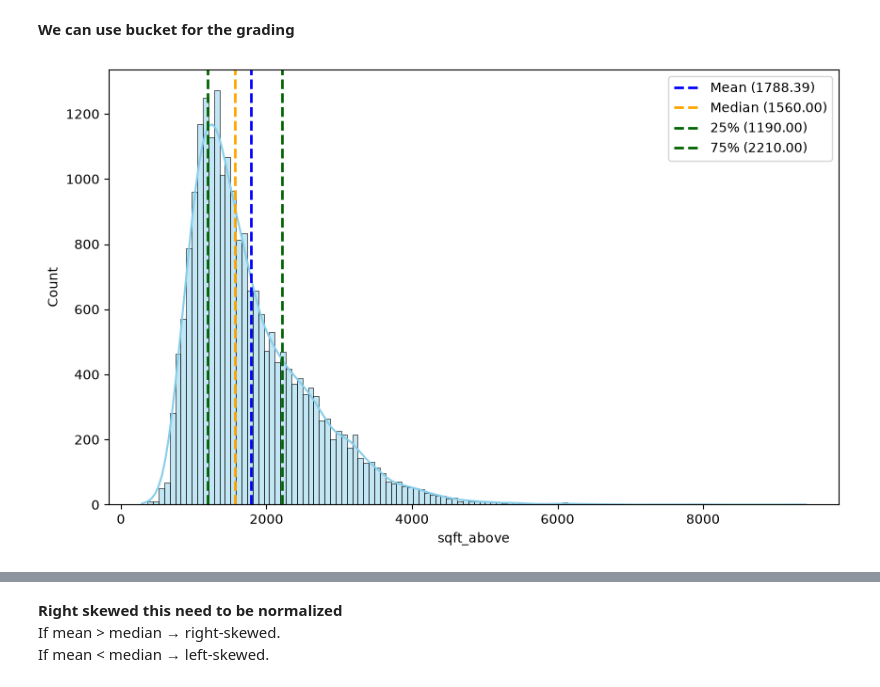
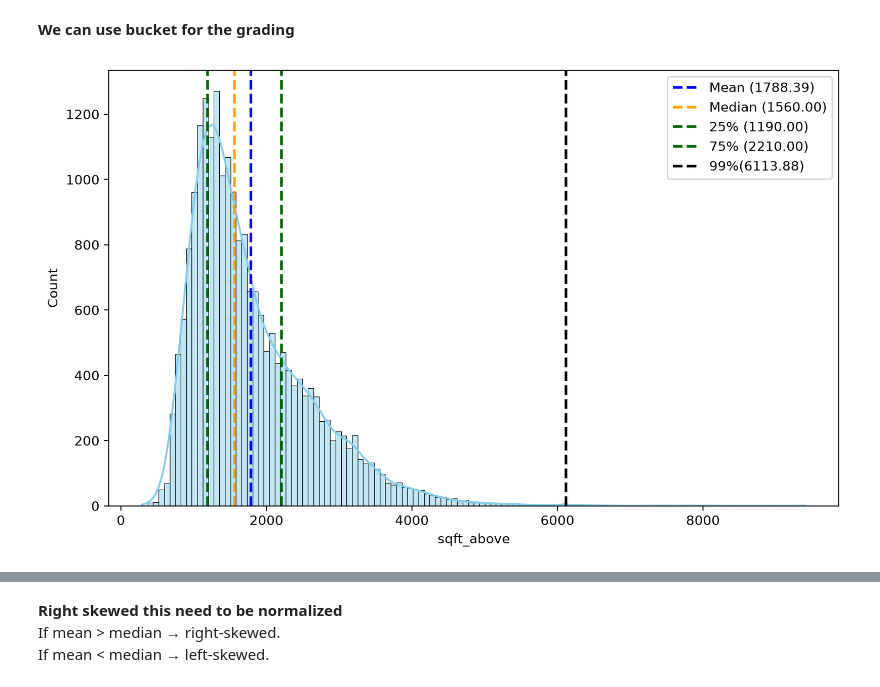
Before and after one commit to vivek-rawat-09/king-county-house-price-prediction, a Jupyter notebook: LR_house_sales-kc.ipynb, the cells around one changed output, grey strips where cells are left out. Drawn from its saved outputs; the diff is of its cells as text; code cells hidden in the pictures.

```diff
--- a/LR_house_sales-kc.ipynb
+++ b/LR_house_sales-kc.ipynb
@@ -323,19 +342,21 @@ Name: count, dtype: int64
 # %%
 # Above Area
 fig, ax = plt.subplots(figsize = (10,6))
 sns.histplot(housing_data.sqft_above, kde = True, color = 'skyblue', bins = 120);
 
 # complete statistics
 mean_val = housing_data.sqft_above.mean()
 median_val = housing_data.sqft_above.median()
 q25 = housing_data.sqft_above.quantile(0.25)
 q75 = housing_data.sqft_above.quantile(0.75)
+q99 = housing_data.sqft_above.quantile(0.999)
 
 # draw vertical lines
 ax.axvline(mean_val,color ='blue', linestyle = '--', linewidth = 2, label = f'Mean ({mean_val:.2f})')
 ax.axvline(median_val, color = 'orange', linestyle = '--', linewidth = 2, label = f'Median ({median_val:.2f})')
 ax.axvline(q25, color= 'darkgreen', linestyle = '--', linewidth = 2, label = f'25% ({q25:.2f})')
 ax.axvline(q75, color= 'darkgreen', linestyle = '--', linewidth = 2, label = f'75% ({q75:.2f})')
+ax.axvline(q99, color = 'black', linestyle = '--' , linewidth = 2, label = f'99%({q99:.2f})')
 plt.legend();
 # %% [output]
-[figure, old version]
+[figure, new version]
```
Also changed, not shown: parts of 32 cells of this notebook, 3 other files.
